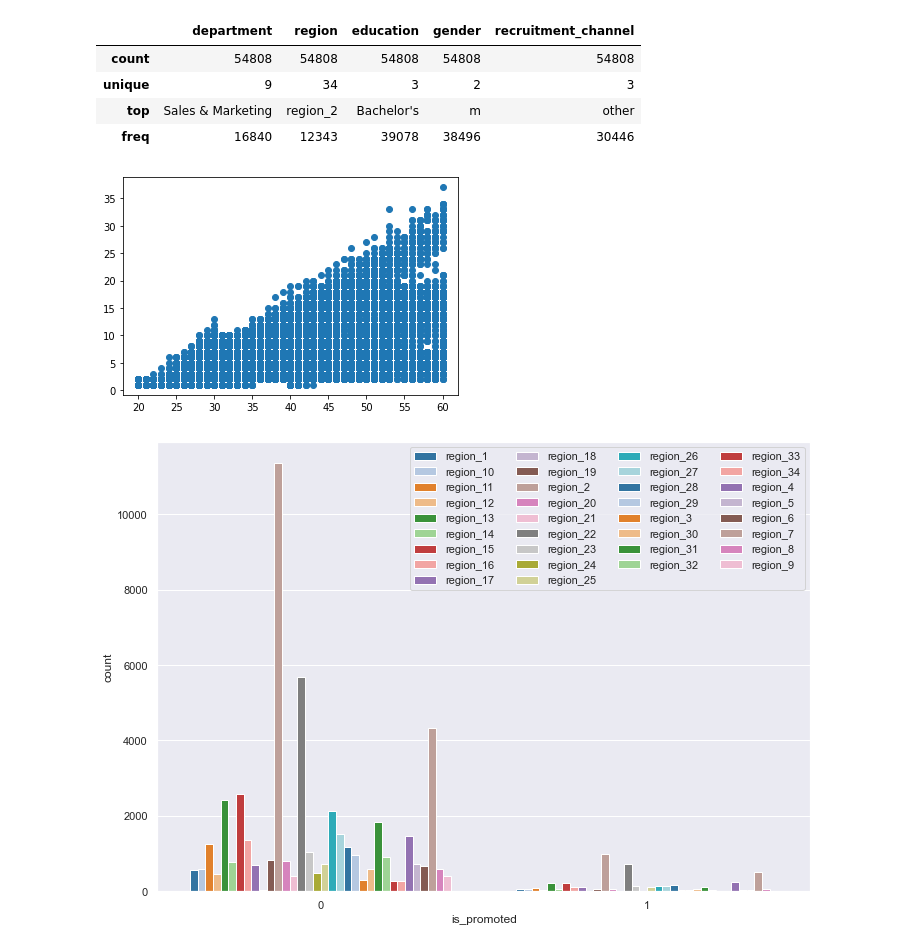
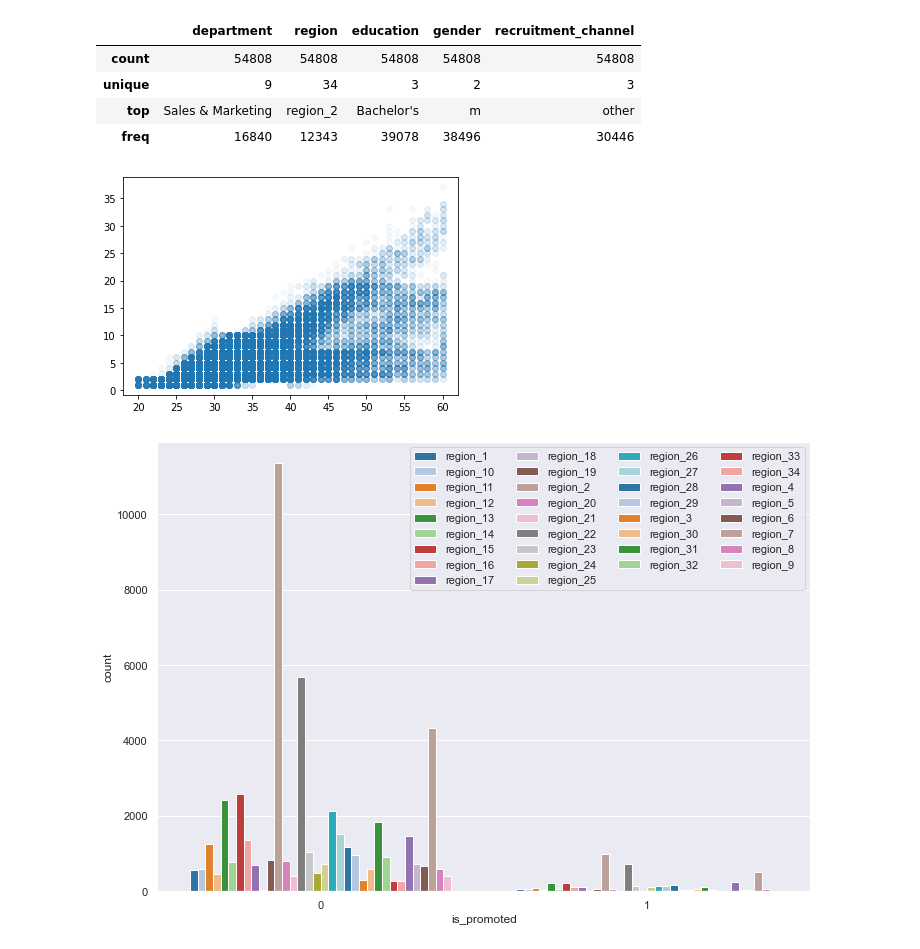
Before and after one commit to NikolaySokolov152/MachineLearning, a Jupyter notebook: Homework/1. PracticeLikeness.ipynb, the cells around one changed output. Saved outputs shown, nothing was run; the diff lists cells and outputs as text; code cells hidden in the pictures.

```diff
--- a/Homework/1. PracticeLikeness.ipynb
+++ b/Homework/1. PracticeLikeness.ipynb
@@ -204,10 +219,10 @@ data_raw['education'] = data_raw['education'].astype('category')
 data_raw['gender'] = data_raw['gender'].astype('category')
 data_raw['recruitment_channel'] = data_raw['recruitment_channel'].astype('category')
 # %%
-plt.scatter(data_raw['age'], data_raw['length_of_service'])
+plt.scatter(data_raw['age'], data_raw['length_of_service'], alpha = .04)
 pass
 # %% [output]
-[figure, old version]
+[figure, new version]
 # %%
 sns.set(rc={'figure.figsize':(11.7,8.27)})
 sns.countplot(x='is_promoted', hue = 'region', palette = 'tab20', data = data_raw)
```
Also changed, not shown: parts of 5 cells of this notebook.
